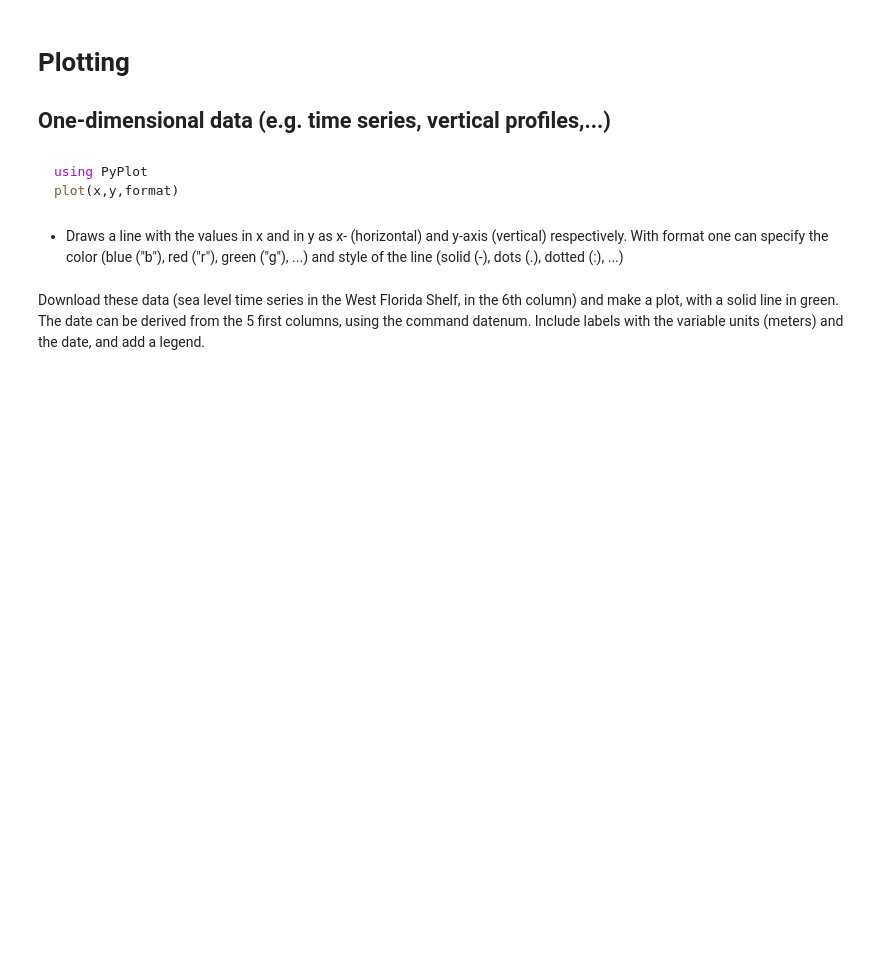
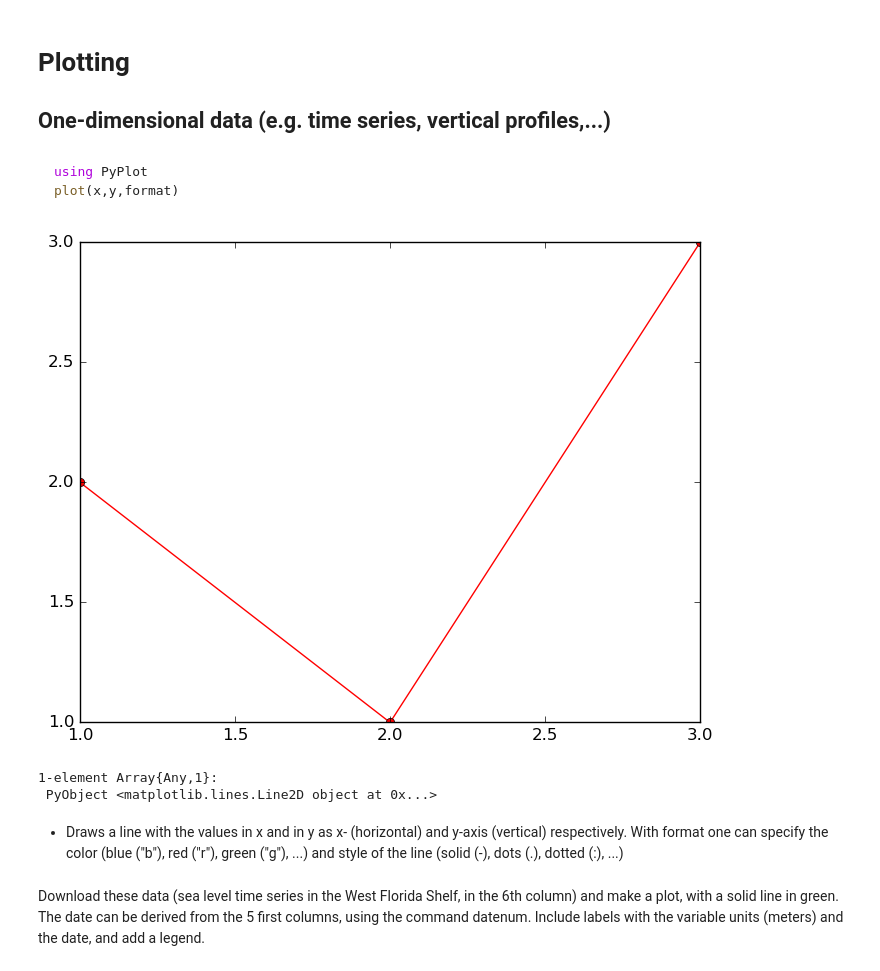
Before and after one commit to Alexander-Barth/JuliaTutorial, a Jupyter notebook: Julia Tutorial of Data Analysis in Oceanography.ipynb, the cells around one changed output. Saved outputs shown, nothing was run; the diff lists cells and outputs as text; code cells hidden in the pictures; blank space fills up the shorter version.

````diff
--- a/Julia Tutorial of Data Analysis in Oceanography.ipynb
+++ b/Julia Tutorial of Data Analysis in Oceanography.ipynb
@@ -510,6 +676,15 @@ In how many days is your next birthday?
 using PyPlot
 plot(x,y,format)
 ```
+# %%
+x = [1,2,3]
+y = [2,1,3]
+using PyPlot
+plot(x,y,"ro-")
+# %% [output]
+[figure, added]
+1-element Array{Any,1}:
+ PyObject <matplotlib.lines.Line2D object at 0x...>
 # %% [markdown]
 * Draws a line with the values in x and in y as x- (horizontal) and y-axis (vertical) respectively. With format one can specify the color (blue ("b"), red ("r"), green ("g"), ...) and style of the line (solid (-), dots (.), dotted (:), ...)
 # %% [markdown]
````
Also changed, not shown: parts of 37 cells of this notebook, 2 other files.
